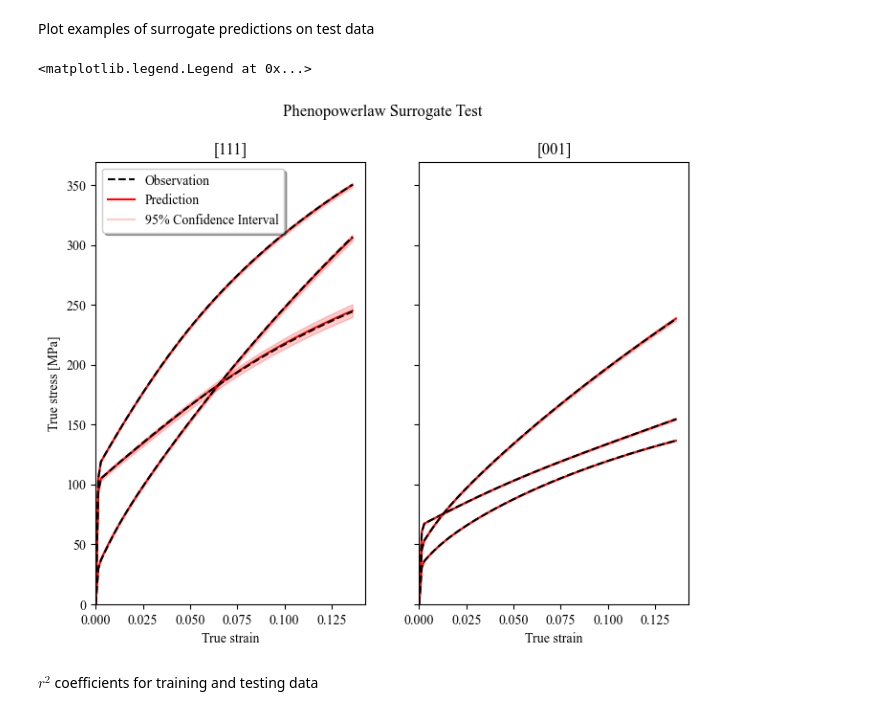
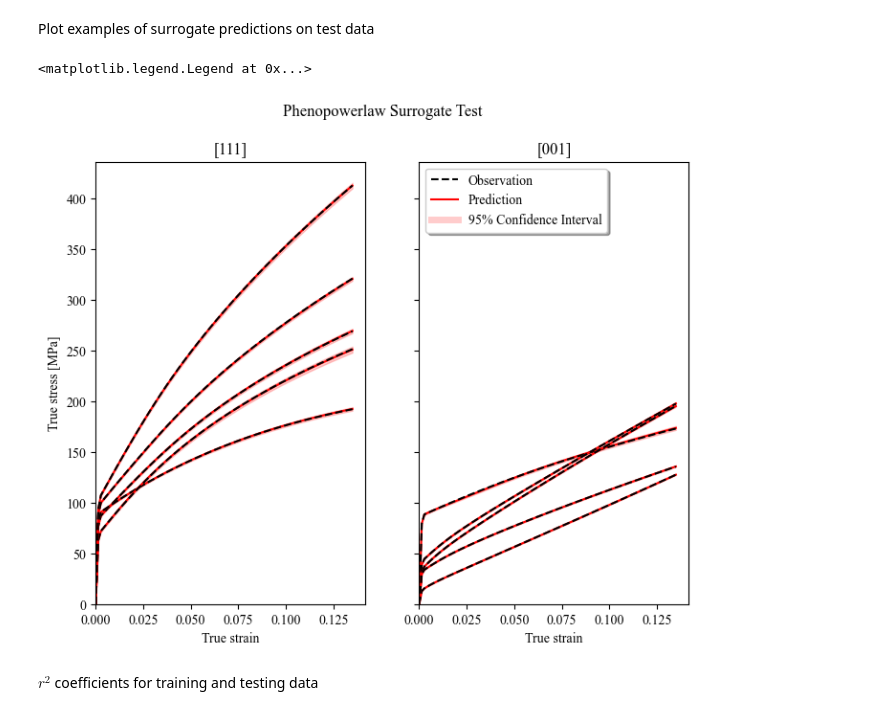
Before and after one commit to mattywarner/PhD_work_package_1, a Jupyter notebook: second_year_report/phenopowerlaw_400_samples_parallel_calibration.ipynb, the cells around one changed output. Saved outputs shown, nothing was run; the diff lists cells and outputs as text; code cells hidden in the pictures.

```diff
--- a/second_year_report/phenopowerlaw_400_samples_parallel_calibration.ipynb
+++ b/second_year_report/phenopowerlaw_400_samples_parallel_calibration.ipynb
@@ -24,18 +17,18 @@ plt.rcParams['font.serif'] = 'Times New Roman'
 # %%
 # Large batch - 400 simulations
-phenopowerlaw_111_params_file = '/Users/user/Documents/simulations/csf_sims/work_package_1/single_crystal_final/phenopowerlaw_surrogate_training_data/111_loading/sams_param_ranges/50k_time_steps/large_batch/phenopowerlaw_single_crystal_lhs_sams_ranges_50k_time_steps_400_sims_2026-05-29_202151_parameters_from_zero_strain.npy'
-phenopowerlaw_111_outputs_file = '/Users/user/Documents/simulations/csf_sims/work_package_1/single_crystal_final/phenopowerlaw_surrogate_training_data/111_loading/sams_param_ranges/50k_time_steps/large_batch/phenopowerlaw_single_crystal_lhs_sams_ranges_50k_time_steps_400_sims_2026-05-29_202151_outputs_from_zero_strain.npy'
+phenopowerlaw_111_params_file = './data/phenopowerlaw/train_111/phenopowerlaw_single_crystal_lhs_sams_ranges_50k_time_steps_400_sims_2026-05-29_202151_parameters_from_zero_strain.npy'
+phenopowerlaw_111_outputs_file = './data/phenopowerlaw/train_111/phenopowerlaw_single_crystal_lhs_sams_ranges_50k_time_steps_400_sims_2026-05-29_202151_outputs_from_zero_strain.npy'
 
-phenopowerlaw_001_params_file = '/Users/user/Documents/simulations/csf_sims/work_package_1/single_crystal_final/phenopowerlaw_surrogate_training_data/001_loading/sams_param_ranges/large_batch/phenopowerlaw_single_crystal_lhs_sams_ranges_001_50k_time_steps_400_sims_2026-05-29_202456_parameters_from_zero_strain.npy'
-phenopowerlaw_001_outputs_file = '/Users/user/Documents/simulations/csf_sims/work_package_1/single_crystal_final/phenopowerlaw_surrogate_training_data/001_loading/sams_param_ranges/large_batch/phenopowerlaw_single_crystal_lhs_sams_ranges_001_50k_time_steps_400_sims_2026-05-29_202456_outputs_from_zero_strain.npy'
+phenopowerlaw_001_params_file = './data/phenopowerlaw/train_001/phenopowerlaw_single_crystal_lhs_sams_ranges_001_50k_time_steps_400_sims_2026-05-29_202456_parameters_from_zero_strain.npy'
+phenopowerlaw_001_outputs_file = './data/phenopowerlaw/train_001/phenopowerlaw_single_crystal_lhs_sams_ranges_001_50k_time_steps_400_sims_2026-05-29_202456_outputs_from_zero_strain.npy'
 # %% [markdown]
 Test batches - 100 sims
 # %%
-test_pheno_111_params = np.load('/Users/user/Documents/simulations/csf_sims/work_package_1/single_crystal_final/phenopowerlaw_surrogate_training_data/111_loading/sams_param_ranges/test_data/large_batch/phenopowerlaw_single_crystal_lhs_sams_ranges_50k_time_steps_test_100_sims_2026-06-19_115608_parameters_from_zero_strain.npy')
-test_pheno_111_outputs = np.load('/Users/user/Documents/simulations/csf_sims/work_package_1/single_crystal_final/phenopowerlaw_surrogate_training_data/111_loading/sams_param_ranges/test_data/large_batch/phenopowerlaw_single_crystal_lhs_sams_ranges_50k_time_steps_test_100_sims_2026-06-19_115608_outputs_from_zero_strain.npy')
+test_pheno_111_params = np.load('./data/phenopowerlaw/test_111/phenopowerlaw_single_crystal_lhs_sams_ranges_50k_time_steps_test_100_sims_2026-06-19_115608_parameters_from_zero_strain.npy')
+test_pheno_111_outputs = np.load('./data/phenopowerlaw/test_111/phenopowerlaw_single_crystal_lhs_sams_ranges_50k_time_steps_test_100_sims_2026-06-19_115608_outputs_from_zero_strain.npy')
 
-test_pheno_001_params = np.load('/Users/user/Documents/simulations/csf_sims/work_package_1/single_crystal_final/phenopowerlaw_surrogate_training_data/001_loading/sams_param_ranges/test_data/large_batch/phenopowerlaw_single_crystal_lhs_sams_ranges_001_50k_time_steps_test_100_sims_2026-06-19_162827_parameters_from_zero_strain.npy')
-test_pheno_001_outputs = np.load('/Users/user/Documents/simulations/csf_sims/work_package_1/single_crystal_final/phenopowerlaw_surrogate_training_data/001_loading/sams_param_ranges/test_data/large_batch/phenopowerlaw_single_crystal_lhs_sams_ranges_001_50k_time_steps_test_100_sims_2026-06-19_162827_outputs_from_zero_strain.npy')
+test_pheno_001_params = np.load('./data/phenopowerlaw/test_001/phenopowerlaw_single_crystal_lhs_sams_ranges_001_50k_time_steps_test_100_sims_2026-06-19_162827_parameters_from_zero_strain.npy')
+test_pheno_001_outputs = np.load('./data/phenopowerlaw/test_001/phenopowerlaw_single_crystal_lhs_sams_ranges_001_50k_time_steps_test_100_sims_2026-06-19_162827_outputs_from_zero_strain.npy')
 # %% [markdown]
 Experimental data
 # %%
@@ -54,7 +47,7 @@ for i in range(1,len(pheno_111_params[0])):
     pheno_111_params[:,i] = pheno_111_params[:,i]*1e-6
     pheno_001_params[:,i] = pheno_001_params[:,i]*1e-6
 # %%
-strain_incs = np.linspace(0.000,0.136,100)
+strain_incs = np.linspace(0.000,0.135,100)
 # %%
 %matplotlib inline
 single_crystal_analysis.plot_LHS_sample_stress_strain_curves(strain_incs, pheno_111_outputs, model_type = 'Phenopowerlaw [111]')
@@ -150,39 +142,39 @@ from matplotlib.patches import Patch
 
 fig_test, ax_test = plt.subplots(1,2, figsize = (8,6), sharex=True, sharey=True)
 
-random_pheno_111_samples = np.random.randint(low=0,high=len(test_pheno_111_params), size=3)
-random_pheno_001_samples = np.random.randint(low=0,high=len(test_pheno_001_params), size=3)
+random_pheno_111_samples = np.random.randint(low=0,high=len(test_pheno_111_params), size=5)
+random_pheno_001_samples = np.random.randint(low=0,high=len(test_pheno_001_params), size=5)
 
 for idx in random_pheno_111_samples:
     ax_test[0].plot(strain_incs, Y_test_pheno_prediction_111[idx],color='r')
     ax_test[0].fill_between(strain_incs, Y_test_pheno_prediction_111[idx]+2*Y_test_pheno_error_111[idx],Y_test_pheno_prediction_111[idx]-2*Y_test_pheno_error_111[idx],alpha=0.2,color='r')
     ax_test[0].plot(strain_incs, test_pheno_111_outputs[idx],color='k',linestyle='dashed')
 
 for idx in random_pheno_001_samples:
     ax_test[1].plot(strain_incs, Y_test_pheno_prediction_001[idx],color='r')
     ax_test[1].fill_between(strain_incs, Y_test_pheno_prediction_001[idx]+2*Y_test_pheno_error_001[idx],Y_test_pheno_prediction_001[idx]-2*Y_test_pheno_error_001[idx],alpha=0.2,color='r')
     ax_test[1].plot(strain_incs, test_pheno_001_outputs[idx],color='k',linestyle='dashed')
 
 ax_test[0].set_xlim(min(strain_incs))
 ax_test[1].set_xlim(min(strain_incs))
 ax_test[0].set_ylim(0)
 ax_test[1].set_ylim(0)
 ax_test[0].set_xlabel('True strain')
 ax_test[1].set_xlabel('True strain')
 ax_test[0].set_ylabel('True stress [MPa]')
 
 fig_test.suptitle('Phenopowerlaw Surrogate Test')
 ax_test[0].set_title('[111]')
 ax_test[1].set_title('[001]')
 
 legend_elements_pheno = [Line2D([0], [0], color='k', label='Observation',ls='dashed'),
                    Line2D([0], [0], color='r', label='Prediction'),
-                   Line2D([0], [0], color='r', label='95% Confidence Interval', alpha=0.2)]#lw=5,alpha=0.2)]
+                   Line2D([0], [0], color='r', label='95% Confidence Interval', lw = 5, alpha=0.2)]#lw=5,alpha=0.2)]
 
-ax_test[0].legend(handles=legend_elements_pheno, shadow = True, loc = 'upper left')
+ax_test[1].legend(handles=legend_elements_pheno, shadow = True, loc = 'upper left')
 # %% [output]
 <matplotlib.legend.Legend at 0x...>
-[figure, old version]
+[figure, new version]
 # %% [markdown]
 $r^2$ coefficients for training and testing data
 # %%
```
Also changed, not shown: parts of 13 cells of this notebook, 5 other files.
